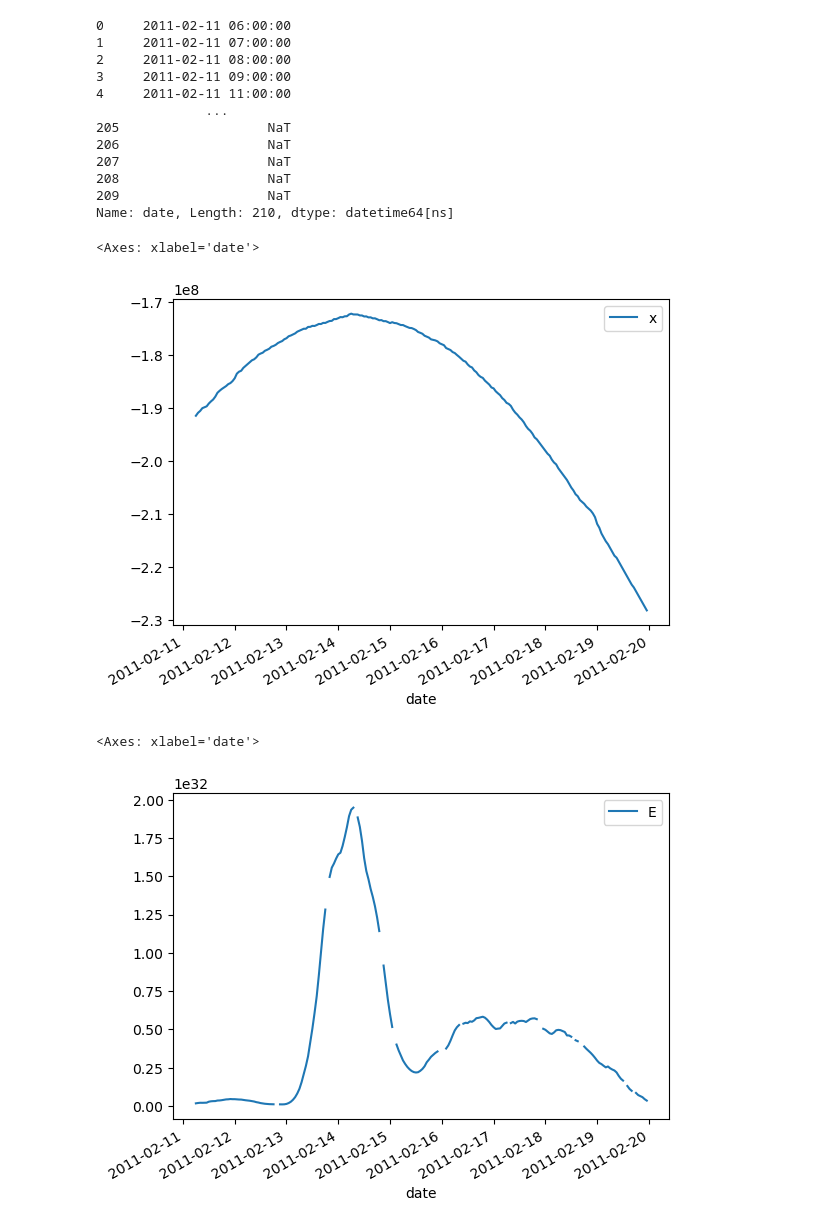
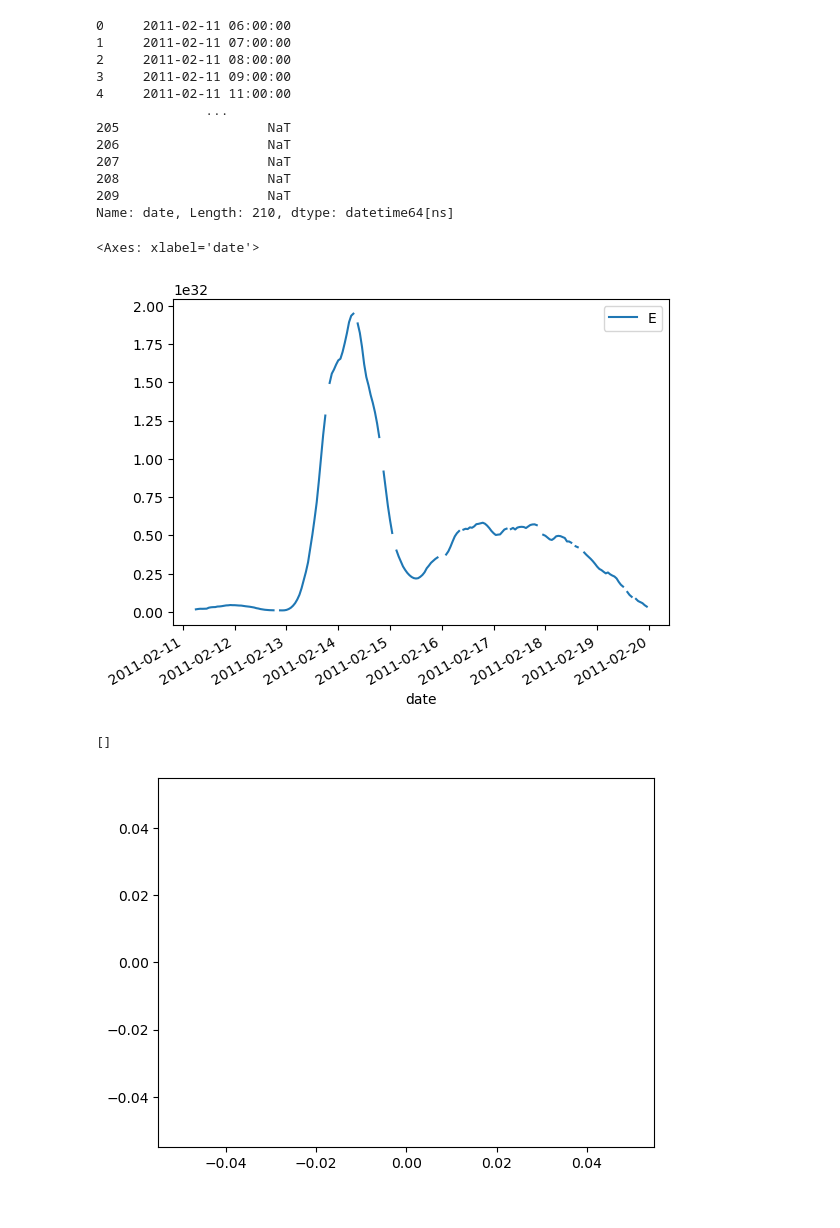
Before and after one commit to jakezetci/sun, a Jupyter notebook: distance_test.ipynb, the cells around one changed output. Cells and saved outputs as stored; diff of their text form; code cells hidden in the pictures.

```diff
--- a/distance_test.ipynb
+++ b/distance_test.ipynb
@@ -37,12 +38,7 @@ df.date
 209                   NaT
 Name: date, Length: 210, dtype: datetime64[ns]
 # %%
-df.plot( 'date', 'x')
+df.plot( 'date', 'E')
 # %% [output]
 <Axes: xlabel='date'>
-[figure, old version]
+[figure, new version]
-# %%
-df.plot('date', 'E')
-# %% [output]
-<Axes: xlabel='date'>
-[figure, removed]
@@ -53,3 +45,8 @@ fig, ax = plots.config(
+# %%
+plt.plot()
+# %% [output]
+[]
+[figure, added]
 # %%
 energys_2 = np.loadtxt('energys_11675_density=2, day=17.txt')
 xys_2 = np.loadtxt('locs_11675_density=2, day=17.txt')
```
Also changed, not shown: parts of 8 cells of this notebook.
